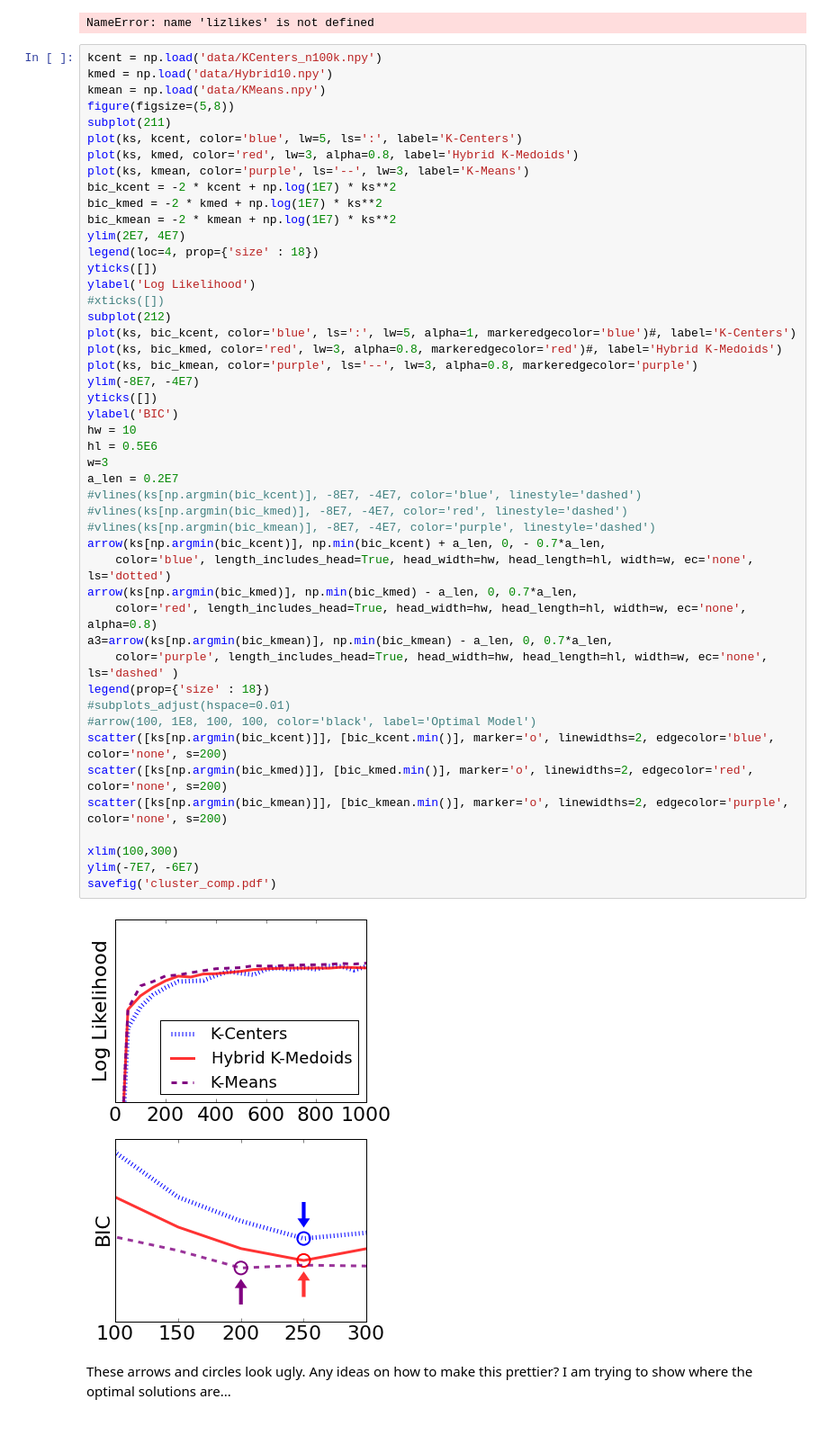
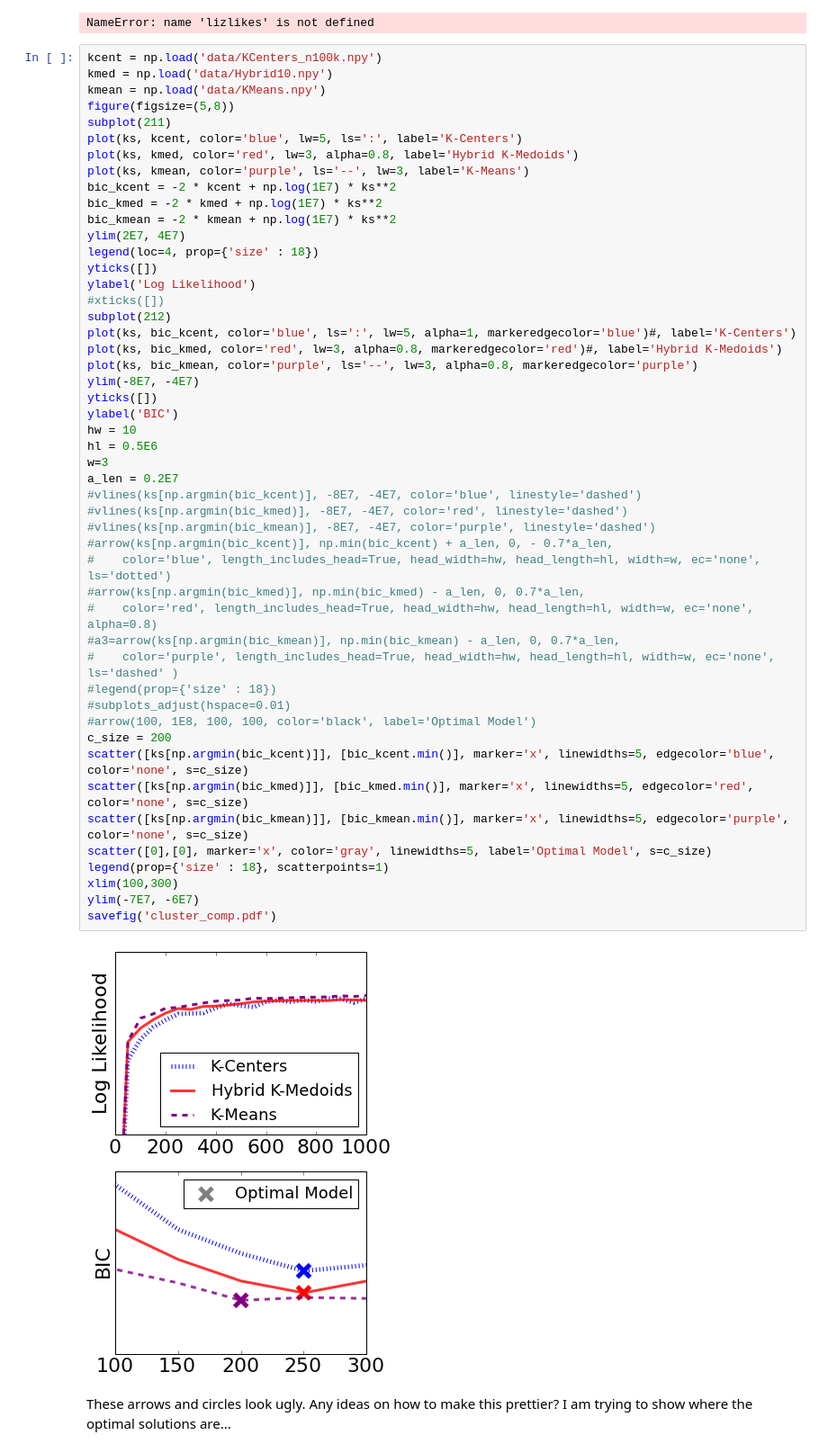
Before and after one commit to rmcgibbo/opt-k, a Jupyter notebook: muller/likelihoods.ipynb, the cells around one changed output. Shown at 90% size. Drawn from its saved outputs; the diff is of its cells as text.

Commit message:
added @rmcgibbo's x's and also added a legend.

```diff
--- a/muller/likelihoods.ipynb
+++ b/muller/likelihoods.ipynb
@@ -155,44 +155,46 @@ plot(ks, kcent, color='blue', lw=5, ls=':', label='K-Centers')
 plot(ks, kmed, color='red', lw=3, alpha=0.8, label='Hybrid K-Medoids')
 plot(ks, kmean, color='purple', ls='--', lw=3, label='K-Means')
 bic_kcent = -2 * kcent + np.log(1E7) * ks**2
 bic_kmed = -2 * kmed + np.log(1E7) * ks**2
 bic_kmean = -2 * kmean + np.log(1E7) * ks**2
 ylim(2E7, 4E7)
 legend(loc=4, prop={'size' : 18})
 yticks([])
 ylabel('Log Likelihood')
 #xticks([])
 subplot(212)
 plot(ks, bic_kcent, color='blue', ls=':', lw=5, alpha=1, markeredgecolor='blue')#, label='K-Centers')
 plot(ks, bic_kmed, color='red', lw=3, alpha=0.8, markeredgecolor='red')#, label='Hybrid K-Medoids')
 plot(ks, bic_kmean, color='purple', ls='--', lw=3, alpha=0.8, markeredgecolor='purple')
 ylim(-8E7, -4E7)
 yticks([])
 ylabel('BIC')
 hw = 10
 hl = 0.5E6
 w=3
 a_len = 0.2E7
 #vlines(ks[np.argmin(bic_kcent)], -8E7, -4E7, color='blue', linestyle='dashed')
 #vlines(ks[np.argmin(bic_kmed)], -8E7, -4E7, color='red', linestyle='dashed')
 #vlines(ks[np.argmin(bic_kmean)], -8E7, -4E7, color='purple', linestyle='dashed')
-arrow(ks[np.argmin(bic_kcent)], np.min(bic_kcent) + a_len, 0, - 0.7*a_len,
-    color='blue', length_includes_head=True, head_width=hw, head_length=hl, width=w, ec='none', ls='dotted')
-arrow(ks[np.argmin(bic_kmed)], np.min(bic_kmed) - a_len, 0, 0.7*a_len,
-    color='red', length_includes_head=True, head_width=hw, head_length=hl, width=w, ec='none', alpha=0.8)
-a3=arrow(ks[np.argmin(bic_kmean)], np.min(bic_kmean) - a_len, 0, 0.7*a_len,
-    color='purple', length_includes_head=True, head_width=hw, head_length=hl, width=w, ec='none', ls='dashed' )
-legend(prop={'size' : 18})
+#arrow(ks[np.argmin(bic_kcent)], np.min(bic_kcent) + a_len, 0, - 0.7*a_len,
+#    color='blue', length_includes_head=True, head_width=hw, head_length=hl, width=w, ec='none', ls='dotted')
+#arrow(ks[np.argmin(bic_kmed)], np.min(bic_kmed) - a_len, 0, 0.7*a_len,
+#    color='red', length_includes_head=True, head_width=hw, head_length=hl, width=w, ec='none', alpha=0.8)
+#a3=arrow(ks[np.argmin(bic_kmean)], np.min(bic_kmean) - a_len, 0, 0.7*a_len,
+#    color='purple', length_includes_head=True, head_width=hw, head_length=hl, width=w, ec='none', ls='dashed' )
+#legend(prop={'size' : 18})
 #subplots_adjust(hspace=0.01)
 #arrow(100, 1E8, 100, 100, color='black', label='Optimal Model')
-scatter([ks[np.argmin(bic_kcent)]], [bic_kcent.min()], marker='o', linewidths=2, edgecolor='blue', color='none', s=200)
-scatter([ks[np.argmin(bic_kmed)]], [bic_kmed.min()], marker='o', linewidths=2, edgecolor='red', color='none', s=200)
-scatter([ks[np.argmin(bic_kmean)]], [bic_kmean.min()], marker='o', linewidths=2, edgecolor='purple', color='none', s=200)
-
+c_size = 200
+scatter([ks[np.argmin(bic_kcent)]], [bic_kcent.min()], marker='x', linewidths=5, edgecolor='blue', color='none', s=c_size)
+scatter([ks[np.argmin(bic_kmed)]], [bic_kmed.min()], marker='x', linewidths=5, edgecolor='red', color='none', s=c_size)
+scatter([ks[np.argmin(bic_kmean)]], [bic_kmean.min()], marker='x', linewidths=5, edgecolor='purple', color='none', s=c_size)
+scatter([0],[0], marker='x', color='gray', linewidths=5, label='Optimal Model', s=c_size)
+legend(prop={'size' : 18}, scatterpoints=1)
 xlim(100,300)
 ylim(-7E7, -6E7)
 savefig('cluster_comp.pdf')
 # %% [output]
-[figure, old version]
+[figure, new version]
 # %% [markdown]
 These arrows and circles look ugly. Any ideas on how to make this prettier? I am trying to show where the optimal solutions are...
```
